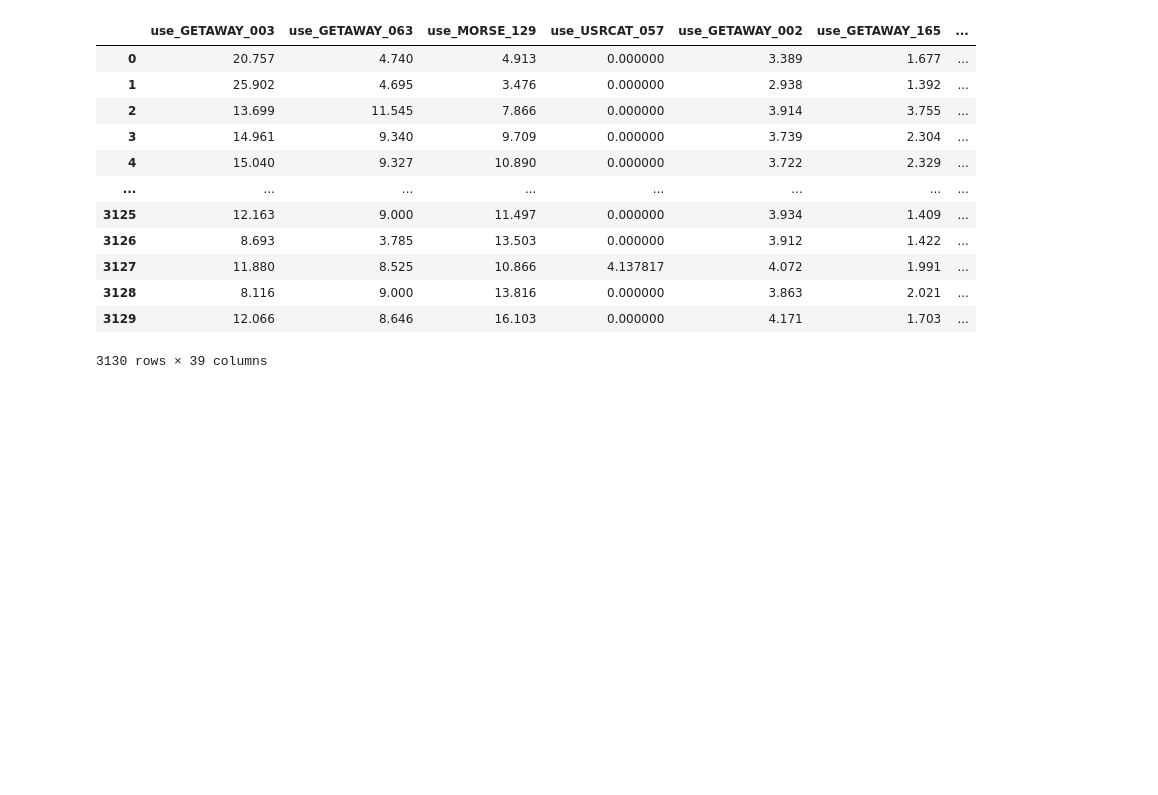
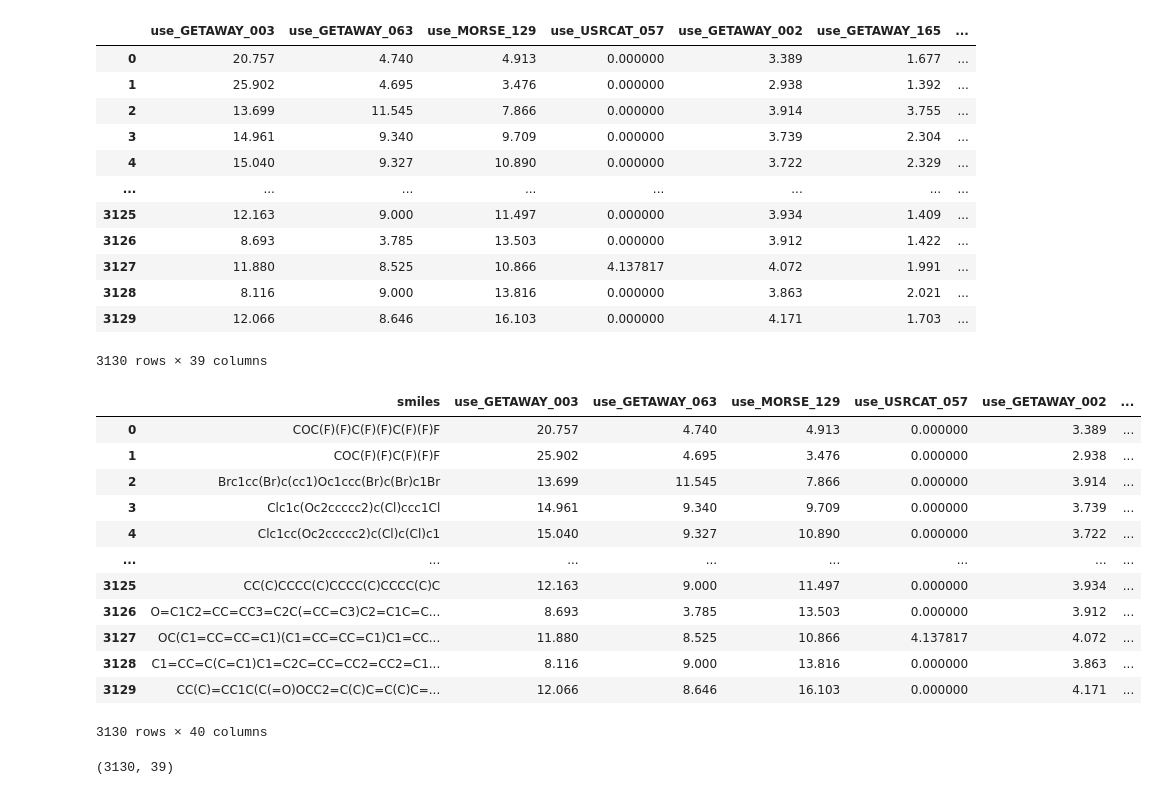
Before and after one commit to DSjayjang/Project, a Jupyter notebook: ChemGCNs_v2/utils/feature_3d.ipynb, the cells around one changed output. Drawn from its saved outputs; the diff is of its cells as text; code cells hidden in the pictures; blank space fills up the shorter version.

```diff
--- a/ChemGCNs_v2/utils/feature_3d.ipynb
+++ b/ChemGCNs_v2/utils/feature_3d.ipynb
@@ -452,0 +496,18 @@ df[selected_descriptors_scgas()]
+# %%
+df3d = pd.read_csv(r'..\datasets\features_all1_drop_zeros.csv')
+df3d = df3d[selected_descriptors_scgas()]
+df3d
+# %% [output]
+|  | smiles | use_GETAWAY_003 | use_GETAWAY_063 | use_MORSE_129 | use_USRCAT_057 | use_GETAWAY_002 | ... |
+| 0 | COC(F)(F)C(F)(F)C(F)(F)F | 20.757 | 4.740 | 4.913 | 0.000000 | 3.389 | ... |
+| 1 | COC(F)(F)C(F)(F)F | 25.902 | 4.695 | 3.476 | 0.000000 | 2.938 | ... |
+| 2 | Brc1cc(Br)c(cc1)Oc1ccc(Br)c(Br)c1Br | 13.699 | 11.545 | 7.866 | 0.000000 | 3.914 | ... |
+| 3 | Clc1c(Oc2ccccc2)c(Cl)ccc1Cl | 14.961 | 9.340 | 9.709 | 0.000000 | 3.739 | ... |
+| 4 | Clc1cc(Oc2ccccc2)c(Cl)c(Cl)c1 | 15.040 | 9.327 | 10.890 | 0.000000 | 3.722 | ... |
+| ... | ... | ... | ... | ... | ... | ... | ... |
+| 3125 | CC(C)CCCC(C)CCCC(C)CCCC(C)C | 12.163 | 9.000 | 11.497 | 0.000000 | 3.934 | ... |
+| 3126 | O=C1C2=CC=CC3=C2C(=CC=C3)C2=C1C=C... | 8.693 | 3.785 | 13.503 | 0.000000 | 3.912 | ... |
+| 3127 | OC(C1=CC=CC=C1)(C1=CC=CC=C1)C1=CC... | 11.880 | 8.525 | 10.866 | 4.137817 | 4.072 | ... |
+| 3128 | C1=CC=C(C=C1)C1=C2C=CC=CC2=CC2=C1... | 8.116 | 9.000 | 13.816 | 0.000000 | 3.863 | ... |
+| 3129 | CC(C)=CC1C(C(=O)OCC2=C(C)C=C(C)C=... | 12.066 | 8.646 | 16.103 | 0.000000 | 4.171 | ... |
+3130 rows × 40 columns
@@ -452,0 +522,5 @@ df[selected_descriptors_scgas()]
+# %%
+X = df[feature_cols].values.astype(np.float32)
+X.shape
+# %% [output]
+(3130, 39)
```
Also changed, not shown: parts of 9 cells of this notebook, 9 other files.
